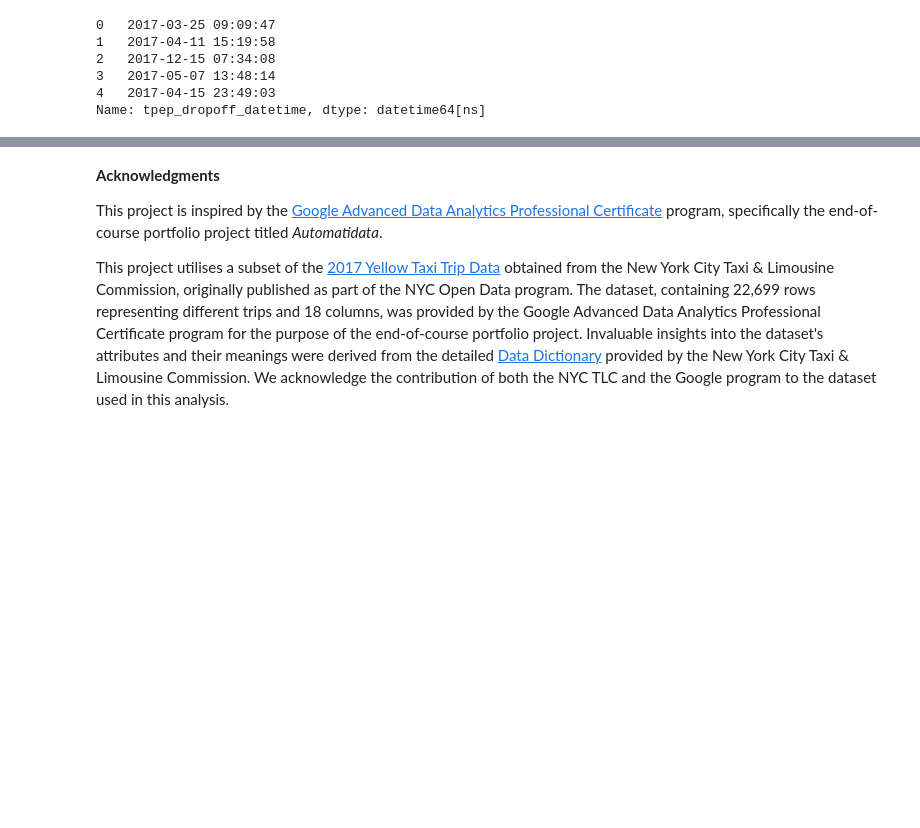
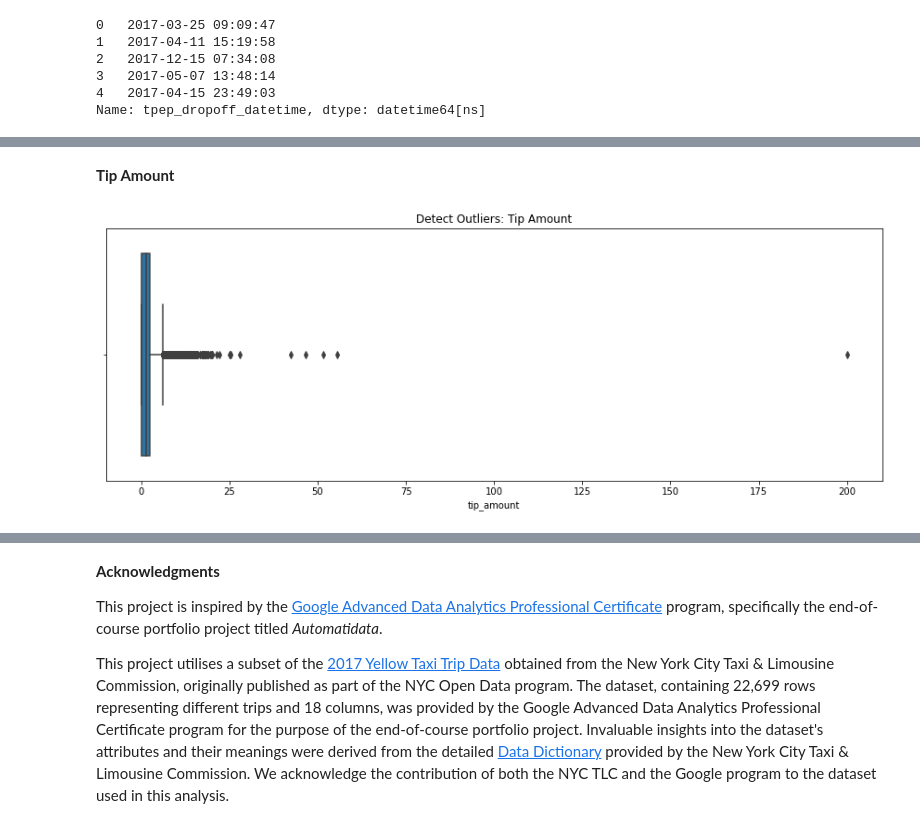
Before and after one commit to sssunri/farecast_NYC-TLC_estimation, a Jupyter notebook: fare_estimation.ipynb, the cells around one changed output, grey strips where cells are left out. Drawn from its saved outputs; the diff is of its cells as text; code cells hidden in the pictures; blank space fills up the shorter version.

```diff
--- a/fare_estimation.ipynb
+++ b/fare_estimation.ipynb
@@ -144,0 +286,6 @@ Name: tpep_dropoff_datetime, dtype: datetime64[ns]
+# %% [markdown]
+**Tip Amount**
+# %%
+boxplot(feature='tip_amount')
+# %% [output]
+[figure, added]
```
Also changed, not shown: parts of 38 cells of this notebook.
